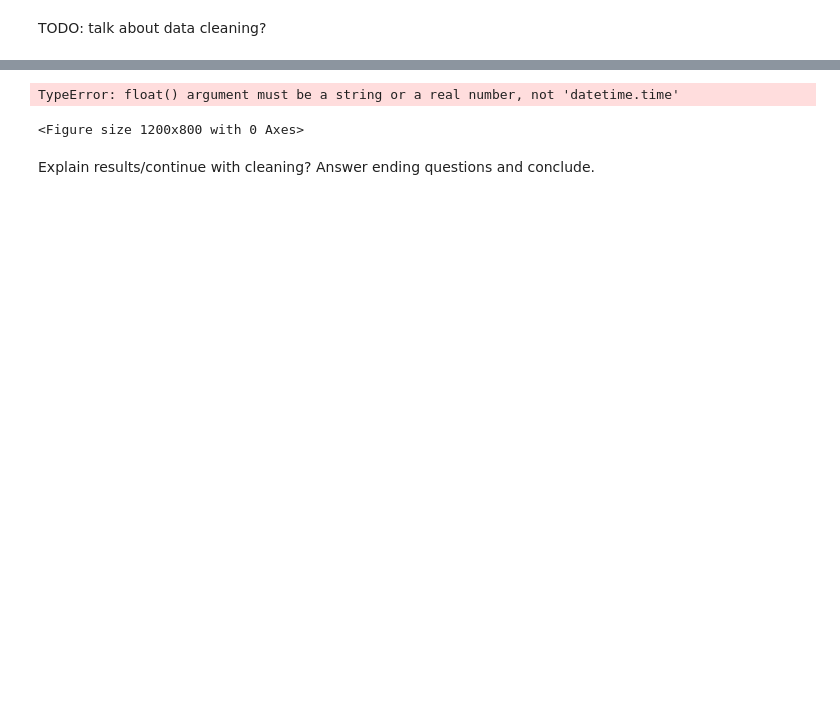
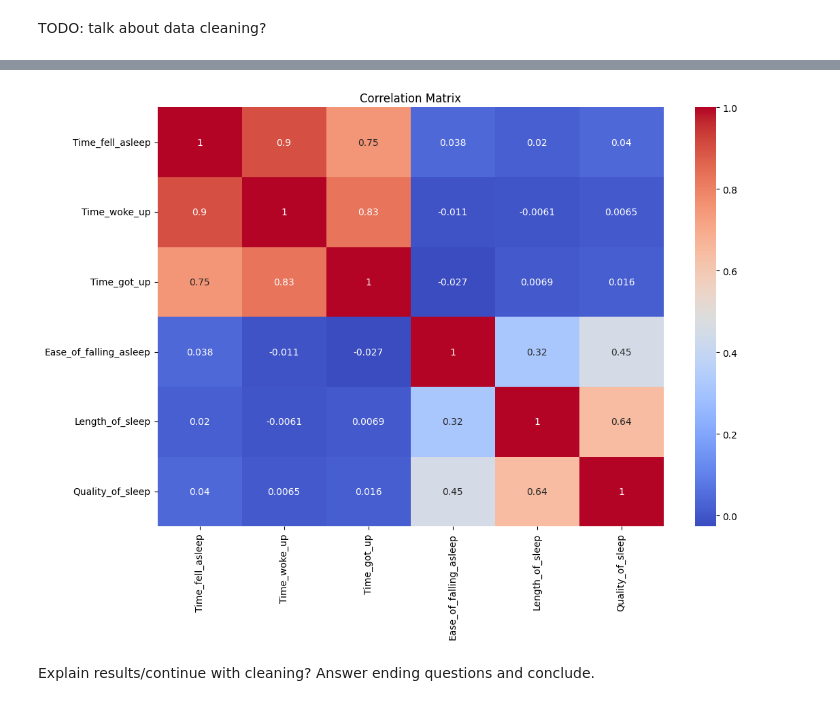
Before and after one commit to sarahwinters64/mn_sw_portfolio_projects, a Jupyter notebook: Project Vol3B/Data Cleaning & Description.ipynb, the cells around one changed output, grey strips where cells are left out. Cells and saved outputs as stored; diff of their text form; code cells hidden in the pictures; blank space fills up the shorter version.

```diff
--- a/Project Vol3B/Data Cleaning & Description.ipynb
+++ b/Project Vol3B/Data Cleaning & Description.ipynb
@@ -120,11 +177,10 @@ plt.show()
 # %%
-# Exploring/Visualing the relationship between variables TODO decide if needed/how to fix
+# Exploring/Visualing the relationship between variables
 plt.figure(figsize=(12,8))
-sns.heatmap(dispatcher_data.corr(), annot=True, cmap='coolwarm')
+sns.heatmap(dispatcher_data[key_variables].corr(), annot=True, cmap='coolwarm')
 plt.title("Correlation Matrix")
 plt.show()
 # %% [output]
-TypeError: float() argument must be a string or a real number, not 'datetime.time'
-<Figure size 1200x800 with 0 Axes>
+[figure, added]
 # %% [markdown]
 Explain results/continue with cleaning? Answer ending questions and conclude.
```
Also changed, not shown: parts of 7 cells of this notebook.
